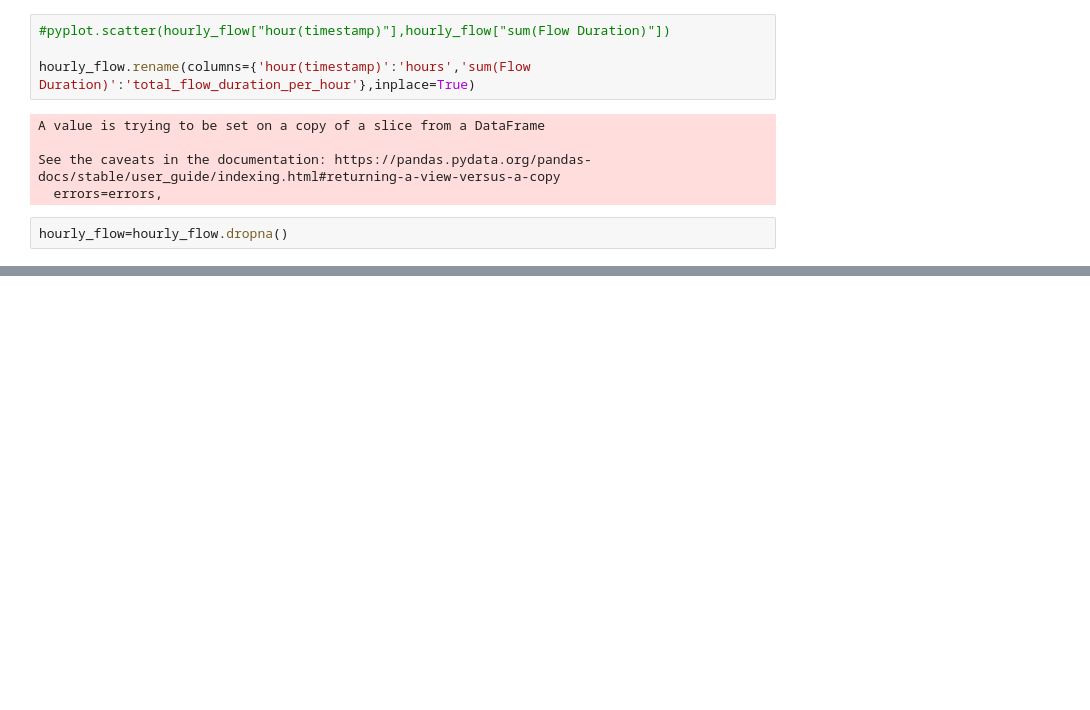
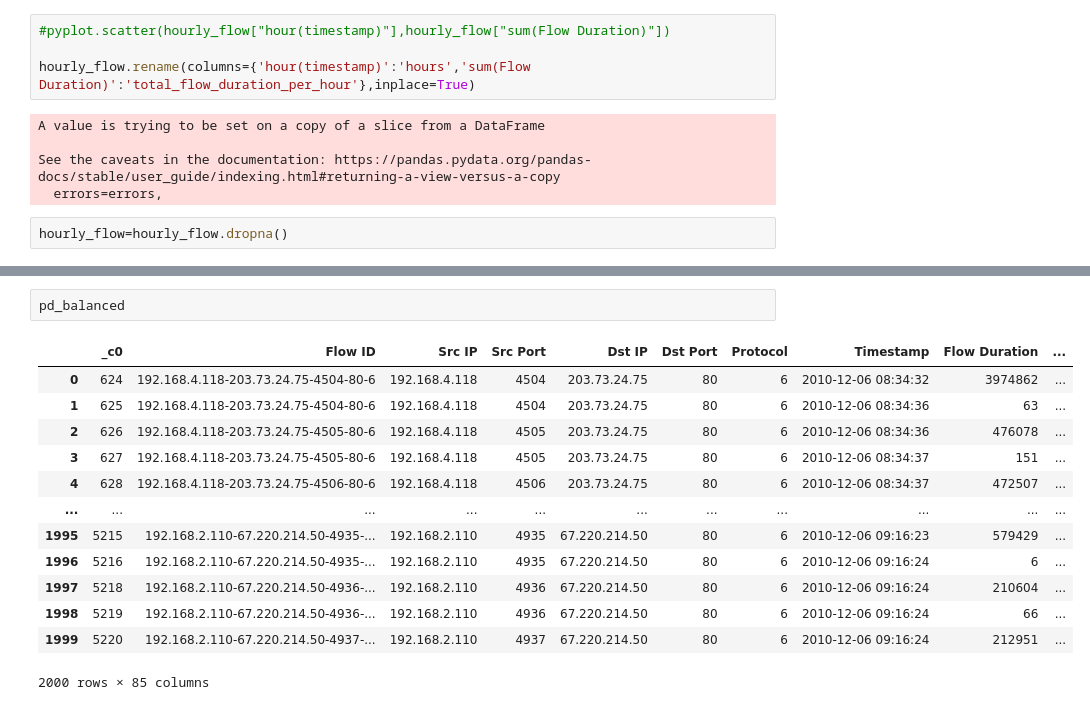
Before and after one commit to Suryansh109/project_covid_v1, a Jupyter notebook: DDos_analysis.ipynb, the cells around one changed output, grey strips where cells are left out. Drawn from its saved outputs; the diff is of its cells as text; blank space fills up the shorter version.

```diff
--- a/DDos_analysis.ipynb
+++ b/DDos_analysis.ipynb
@@ -158,0 +176,16 @@ plt.show()
+# %%
+pd_balanced
+# %% [output]
+|  | _c0 | Flow ID | Src IP | Src Port | Dst IP | Dst Port | Protocol | Timestamp | Flow Duration | ... |
+| 0 | 624 | 192.168.4.118-203.73.24.75-4504-80-6 | 192.168.4.118 | 4504 | 203.73.24.75 | 80 | 6 | 2010-12-06 08:34:32 | 3974862 | ... |
+| 1 | 625 | 192.168.4.118-203.73.24.75-4504-80-6 | 192.168.4.118 | 4504 | 203.73.24.75 | 80 | 6 | 2010-12-06 08:34:36 | 63 | ... |
+| 2 | 626 | 192.168.4.118-203.73.24.75-4505-80-6 | 192.168.4.118 | 4505 | 203.73.24.75 | 80 | 6 | 2010-12-06 08:34:36 | 476078 | ... |
+| 3 | 627 | 192.168.4.118-203.73.24.75-4505-80-6 | 192.168.4.118 | 4505 | 203.73.24.75 | 80 | 6 | 2010-12-06 08:34:37 | 151 | ... |
+| 4 | 628 | 192.168.4.118-203.73.24.75-4506-80-6 | 192.168.4.118 | 4506 | 203.73.24.75 | 80 | 6 | 2010-12-06 08:34:37 | 472507 | ... |
+| ... | ... | ... | ... | ... | ... | ... | ... | ... | ... | ... |
+| 1995 | 5215 | 192.168.2.110-67.220.214.50-4935-... | 192.168.2.110 | 4935 | 67.220.214.50 | 80 | 6 | 2010-12-06 09:16:23 | 579429 | ... |
+| 1996 | 5216 | 192.168.2.110-67.220.214.50-4935-... | 192.168.2.110 | 4935 | 67.220.214.50 | 80 | 6 | 2010-12-06 09:16:24 | 6 | ... |
+| 1997 | 5218 | 192.168.2.110-67.220.214.50-4936-... | 192.168.2.110 | 4936 | 67.220.214.50 | 80 | 6 | 2010-12-06 09:16:24 | 210604 | ... |
+| 1998 | 5219 | 192.168.2.110-67.220.214.50-4936-... | 192.168.2.110 | 4936 | 67.220.214.50 | 80 | 6 | 2010-12-06 09:16:24 | 66 | ... |
+| 1999 | 5220 | 192.168.2.110-67.220.214.50-4937-... | 192.168.2.110 | 4937 | 67.220.214.50 | 80 | 6 | 2010-12-06 09:16:24 | 212951 | ... |
+2000 rows × 85 columns
```
Also changed, not shown: parts of 23 cells of this notebook.
